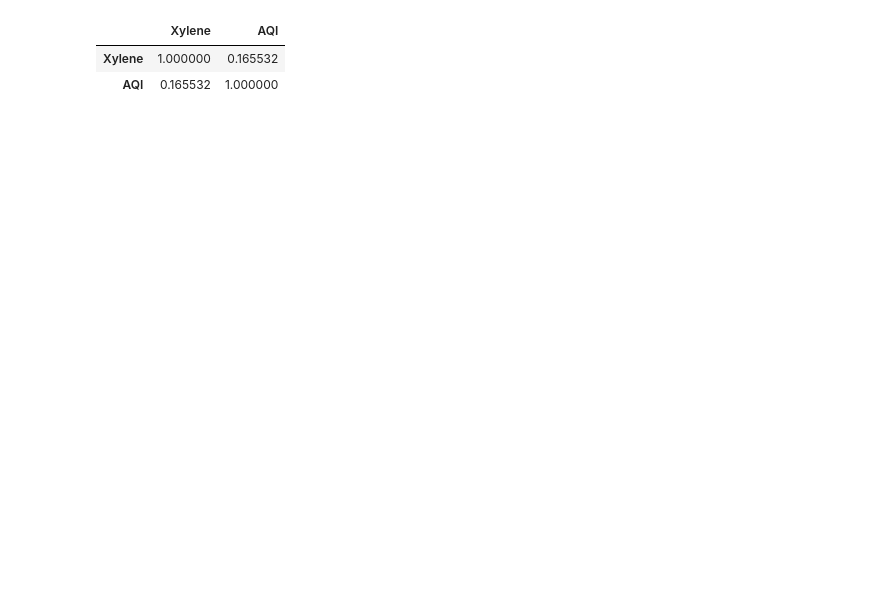
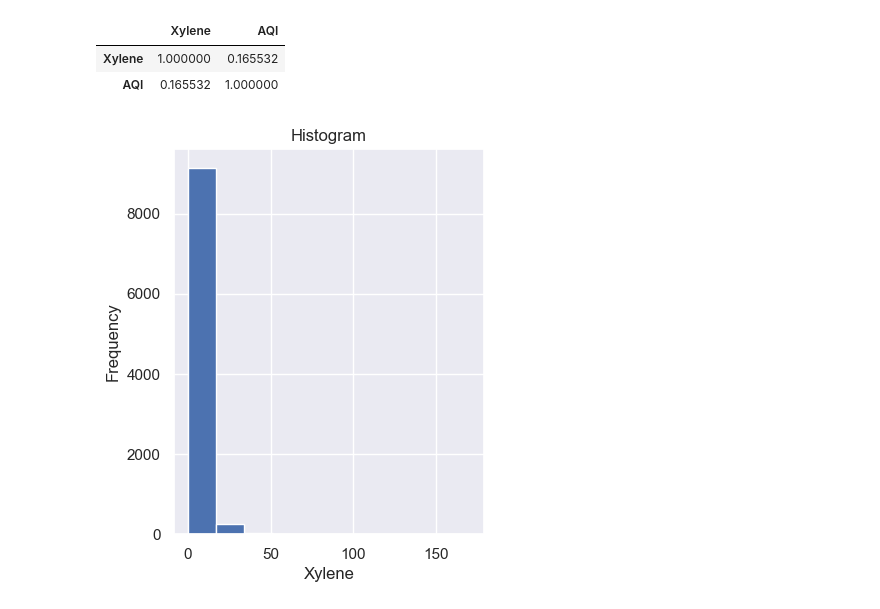
Before and after one commit to rksaini1614/AQI_Prediction_Model, a Jupyter notebook: AirQualityIndexPredictionModel.ipynb, the cells around one changed output. Drawn from its saved outputs; the diff is of its cells as text; code cells hidden in the pictures; blank space fills up the shorter version.

```diff
--- a/AirQualityIndexPredictionModel.ipynb
+++ b/AirQualityIndexPredictionModel.ipynb
@@ -172,5 +172,13 @@ df[['Xylene','AQI']].corr()
 |  | Xylene | AQI |
 | Xylene | 1.000000 | 0.165532 |
 | AQI | 0.165532 | 1.000000 |
-# %%
-df.drop(columns = ["Xylene"],inplace=True)
+# %%
+## univariate analysis
+plt.figure(figsize=(4,5))
+plt.title("Histogram")
+plt.xlabel("Xylene")
+plt.ylabel("Frequency")
+plt.hist(df['Xylene'])
+plt.show()
+# %% [output]
+[figure, added]
```
Also changed, not shown: parts of 34 cells of this notebook.
